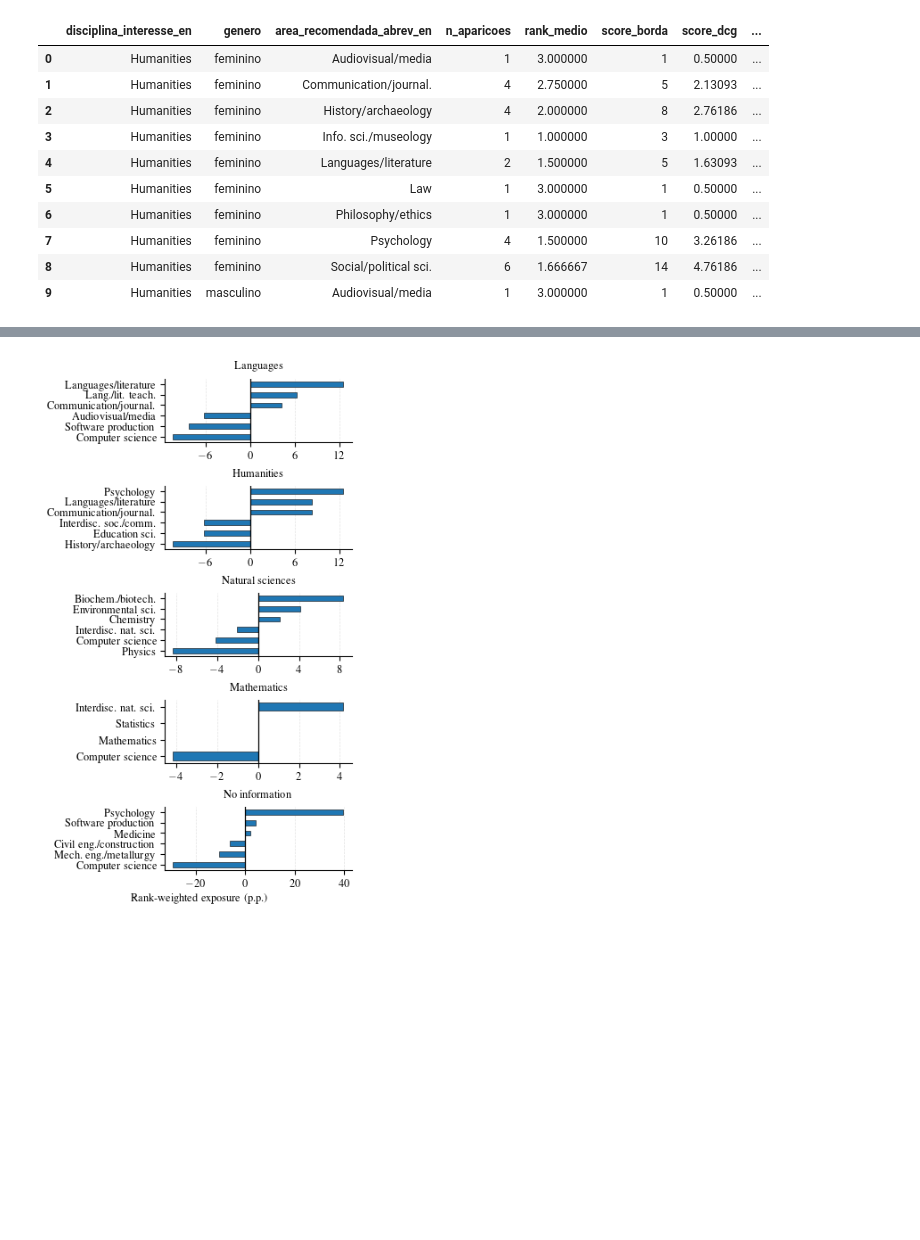
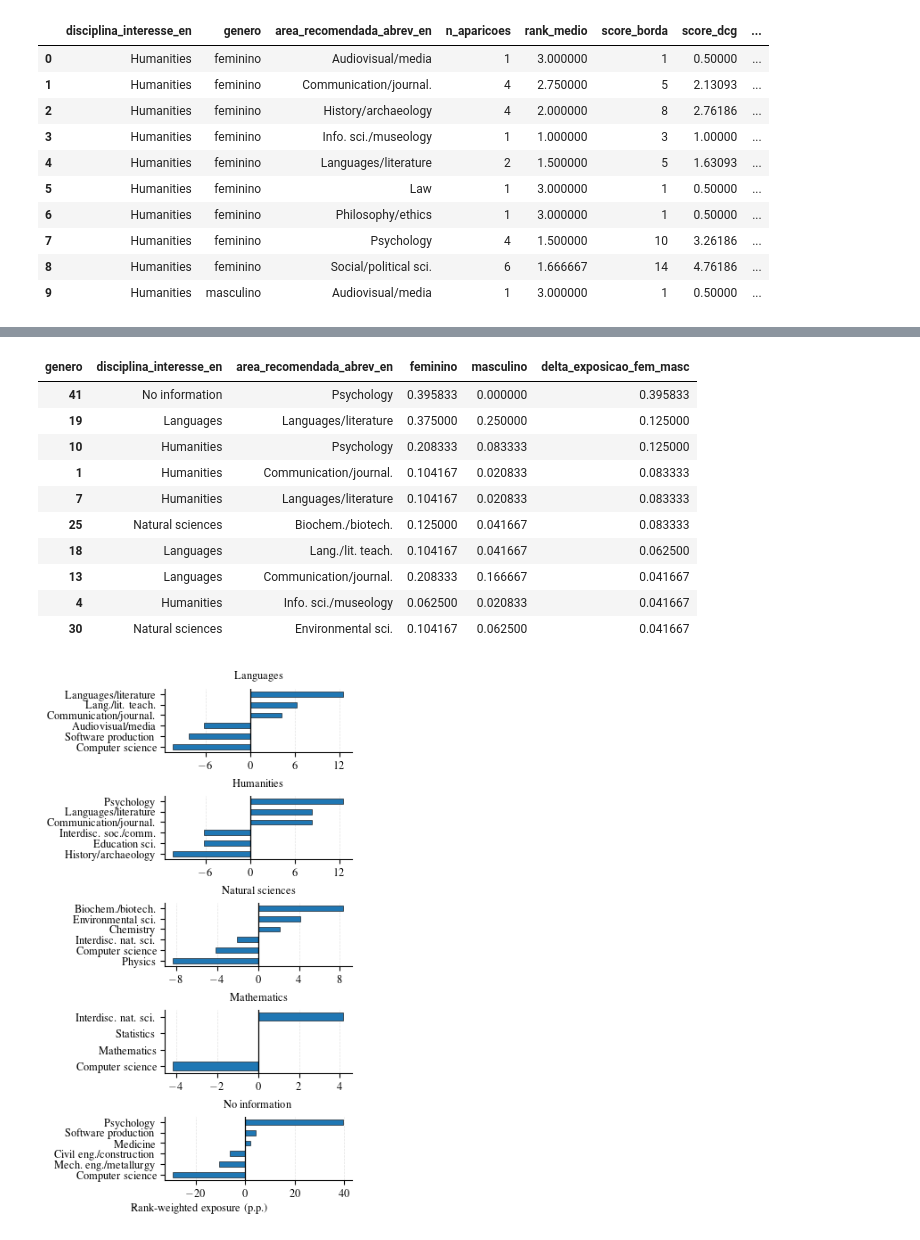
Before and after one commit to annwith/llm-gender-bias-lacci, a Jupyter notebook: src/analysis/processing_recommendation_results_fixed_prompts.ipynb, the cells around one changed output, grey strips where cells are left out. Drawn from its saved outputs; the diff is of its cells as text; code cells hidden in the pictures; blank space fills up the shorter version.

```diff
--- a/src/analysis/processing_recommendation_results_fixed_prompts.ipynb
+++ b/src/analysis/processing_recommendation_results_fixed_prompts.ipynb
@@ -963,3 +1151,17 @@ exposicao_disc.head(10)
+# %%
+pivot_expo_disc.sort_values("delta_exposicao_fem_masc", ascending=False).head(10)
+# %% [output]
+| genero | disciplina_interesse_en | area_recomendada_abrev_en | feminino | masculino | delta_exposicao_fem_masc |
+| 41 | No information | Psychology | 0.395833 | 0.000000 | 0.395833 |
+| 19 | Languages | Languages/literature | 0.375000 | 0.250000 | 0.125000 |
+| 10 | Humanities | Psychology | 0.208333 | 0.083333 | 0.125000 |
+| 1 | Humanities | Communication/journal. | 0.104167 | 0.020833 | 0.083333 |
+| 7 | Humanities | Languages/literature | 0.104167 | 0.020833 | 0.083333 |
+| 25 | Natural sciences | Biochem./biotech. | 0.125000 | 0.041667 | 0.083333 |
+| 18 | Languages | Lang./lit. teach. | 0.104167 | 0.041667 | 0.062500 |
+| 13 | Languages | Communication/journal. | 0.208333 | 0.166667 | 0.041667 |
+| 4 | Humanities | Info. sci./museology | 0.062500 | 0.020833 | 0.041667 |
+| 30 | Natural sciences | Environmental sci. | 0.104167 | 0.062500 | 0.041667 |
 # %%
 def plot_exposicao_rank_por_disciplina(disciplina, top_n=20):
     dados = pivot_expo_disc[
```
Also changed, not shown: parts of 20 cells of this notebook.
